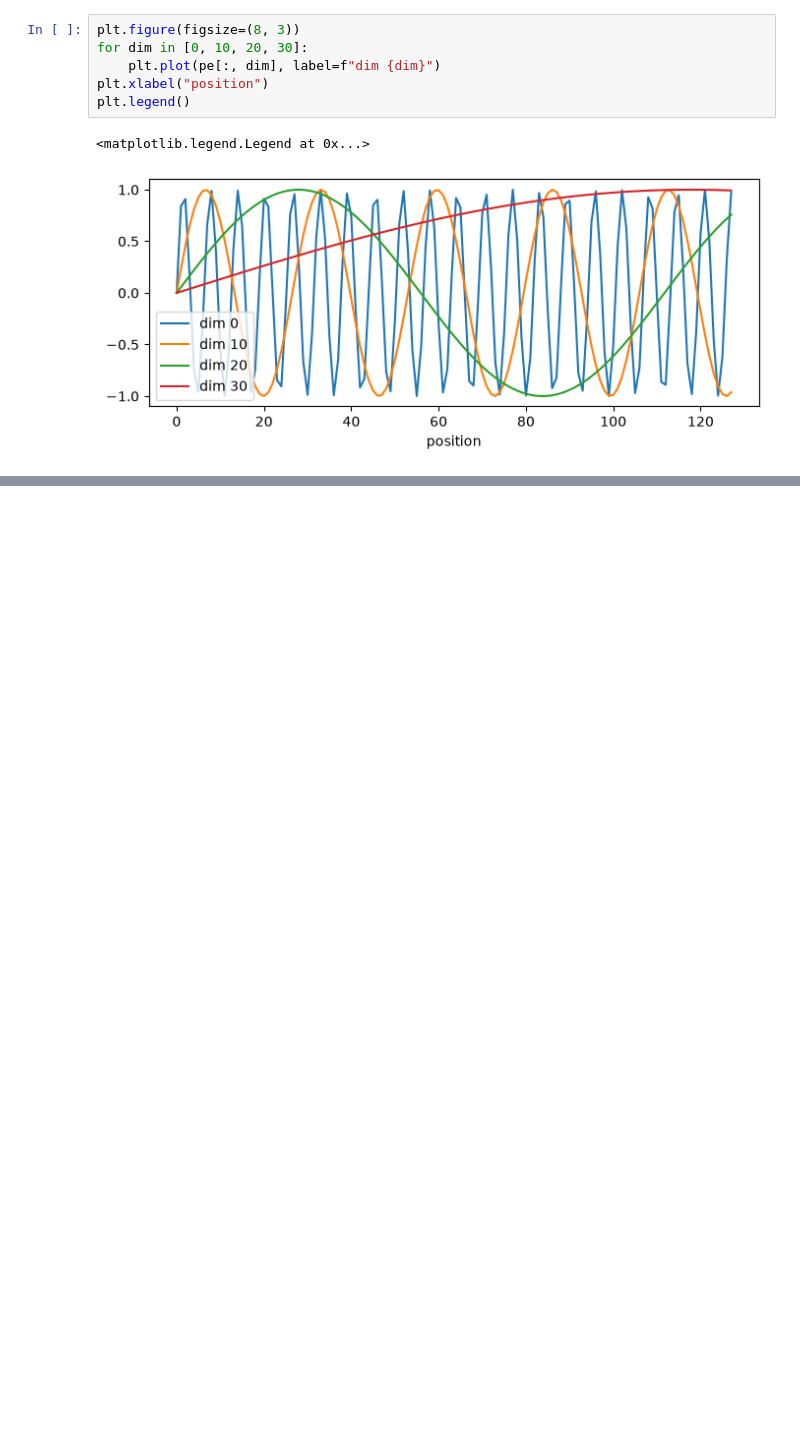
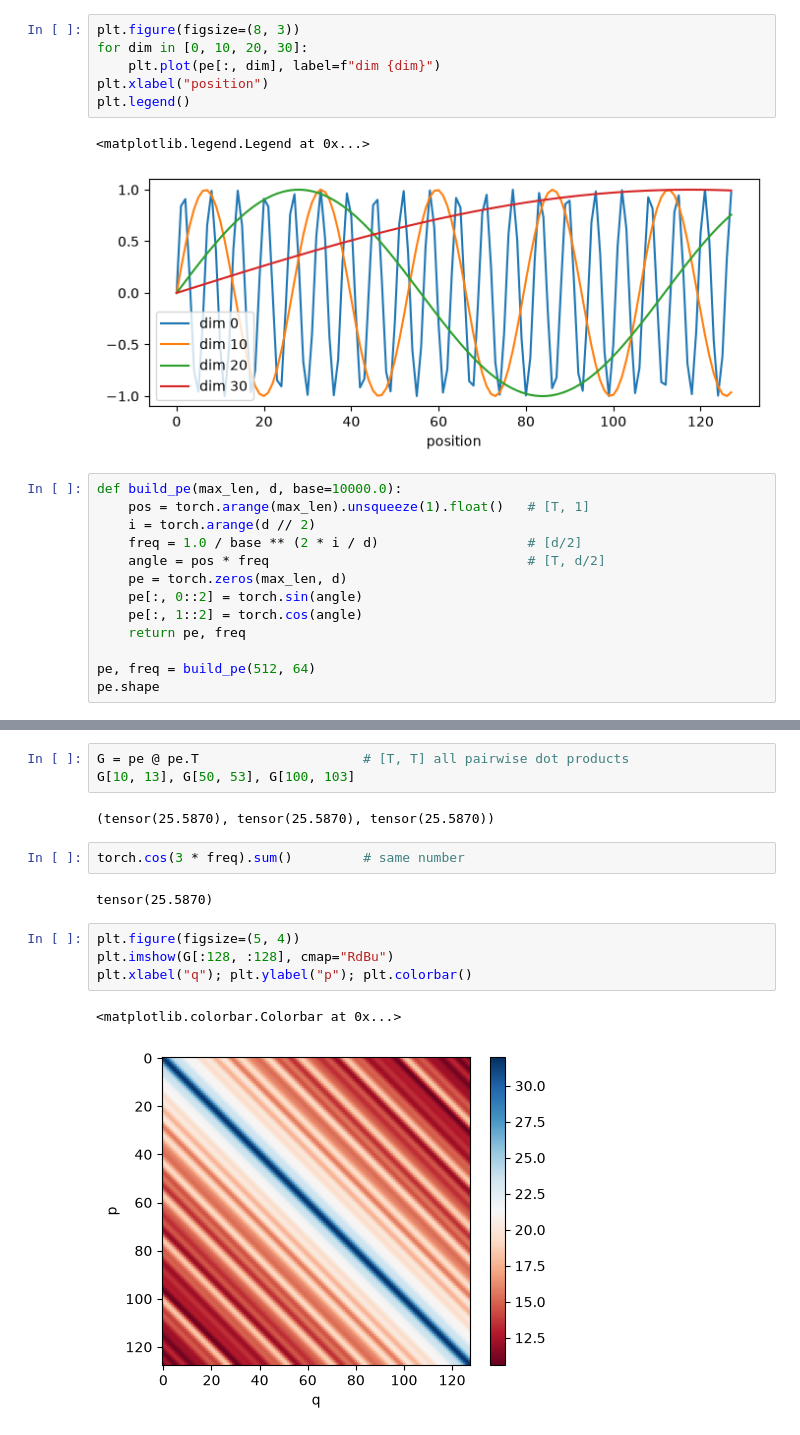
Before and after one commit to rgsk/llm, a Jupyter notebook: src/walkthroughs/sinusoidal.ipynb, the cells around one changed output, grey strips where cells are left out. Cells and saved outputs as stored; diff of their text form; blank space fills up the shorter version.

```diff
--- a/src/walkthroughs/sinusoidal.ipynb
+++ b/src/walkthroughs/sinusoidal.ipynb
@@ -74,3 +77,16 @@ plt.legend()
 # %% [output]
 <matplotlib.legend.Legend at 0x...>
 [figure]
+# %%
+def build_pe(max_len, d, base=10000.0):
+    pos = torch.arange(max_len).unsqueeze(1).float()   # [T, 1]
+    i = torch.arange(d // 2)
+    freq = 1.0 / base ** (2 * i / d)                   # [d/2]
+    angle = pos * freq                                 # [T, d/2]
+    pe = torch.zeros(max_len, d)
+    pe[:, 0::2] = torch.sin(angle)
+    pe[:, 1::2] = torch.cos(angle)
+    return pe, freq
+
+pe, freq = build_pe(512, 64)
+pe.shape
@@ -76,0 +109,16 @@ plt.legend()
+# %%
+G = pe @ pe.T                     # [T, T] all pairwise dot products
+G[10, 13], G[50, 53], G[100, 103]
+# %% [output]
+(tensor(25.5870), tensor(25.5870), tensor(25.5870))
+# %%
+torch.cos(3 * freq).sum()         # same number
+# %% [output]
+tensor(25.5870)
+# %%
+plt.figure(figsize=(5, 4))
+plt.imshow(G[:128, :128], cmap="RdBu")
+plt.xlabel("q"); plt.ylabel("p"); plt.colorbar()
+# %% [output]
+<matplotlib.colorbar.Colorbar at 0x...>
+[figure, added]
```
Also changed, not shown: parts of 8 cells of this notebook, 1 other file.
